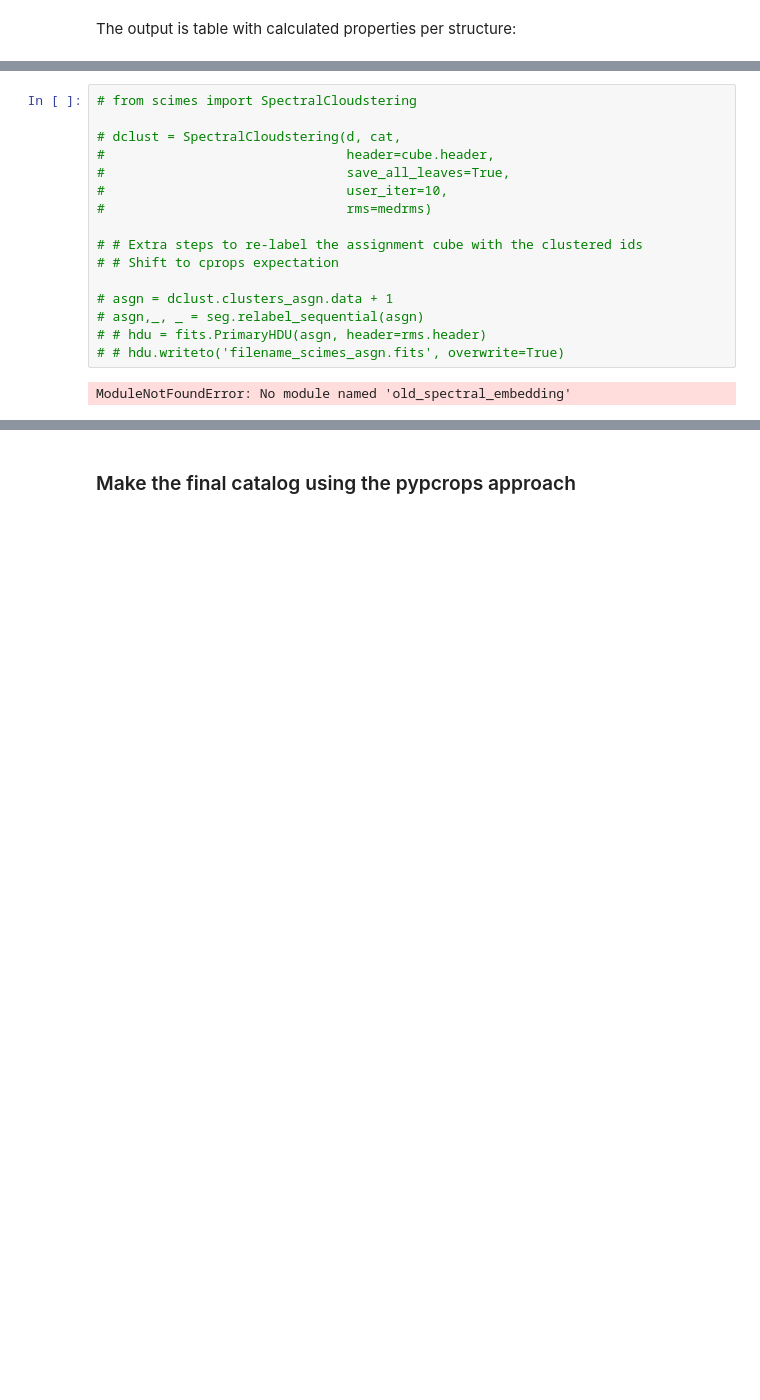
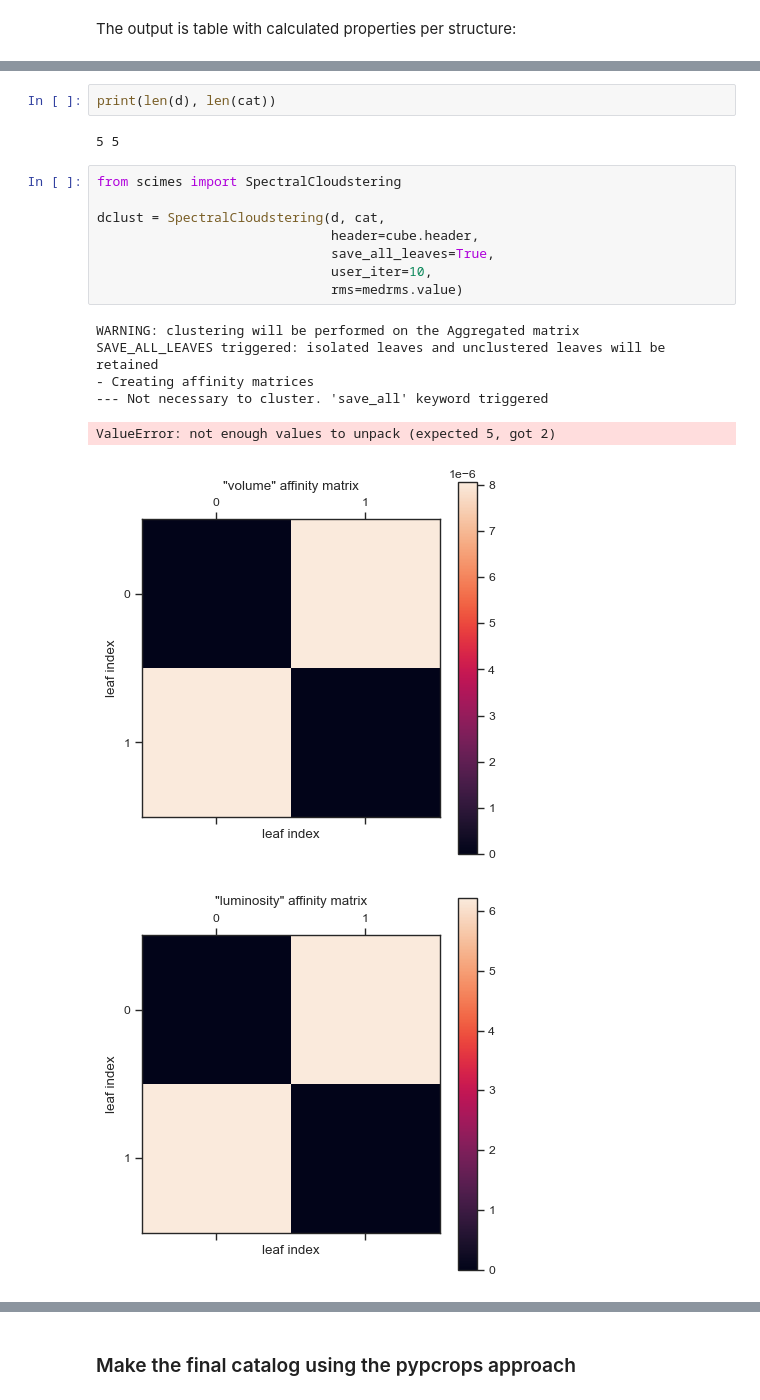
Before and after one commit to Smithsonian/sma-science-tutorials, a Jupyter notebook: GMC_identification.ipynb, the cells around one changed output, grey strips where cells are left out. Cells and saved outputs as stored; diff of their text form; blank space fills up the shorter version.

Commit message:
Additional steps up until an error running SCIMES; still WIP

```diff
--- a/GMC_identification.ipynb
+++ b/GMC_identification.ipynb
@@ -660,18 +665,20 @@ Table length=5
+# %%
+print(len(d), len(cat))
+# %% [output]
+5 5
 # %%
-# from scimes import SpectralCloudstering
+from scimes import SpectralCloudstering
 
-# dclust = SpectralCloudstering(d, cat,
-#                               header=cube.header,
-#                               save_all_leaves=True,
-#                               user_iter=10,
-#                               rms=medrms)
-
-# # Extra steps to re-label the assignment cube with the clustered ids
-# # Shift to cprops expectation
-
-# asgn = dclust.clusters_asgn.data + 1
-# asgn,_, _ = seg.relabel_sequential(asgn)
-# # hdu = fits.PrimaryHDU(asgn, header=rms.header)
-# # hdu.writeto('filename_scimes_asgn.fits', overwrite=True)
+dclust = SpectralCloudstering(d, cat,
+                              header=cube.header,
+                              save_all_leaves=True,
+                              user_iter=10,
+                              rms=medrms.value)
 # %% [output]
-ModuleNotFoundError: No module named 'old_spectral_embedding'
+WARNING: clustering will be performed on the Aggregated matrix
+SAVE_ALL_LEAVES triggered: isolated leaves and unclustered leaves will be retained
+- Creating affinity matrices
+--- Not necessary to cluster. 'save_all' keyword triggered
+ValueError: not enough values to unpack (expected 5, got 2)
+[figure, added]
+[figure, added]
```
Also changed, not shown: parts of 15 cells of this notebook.
